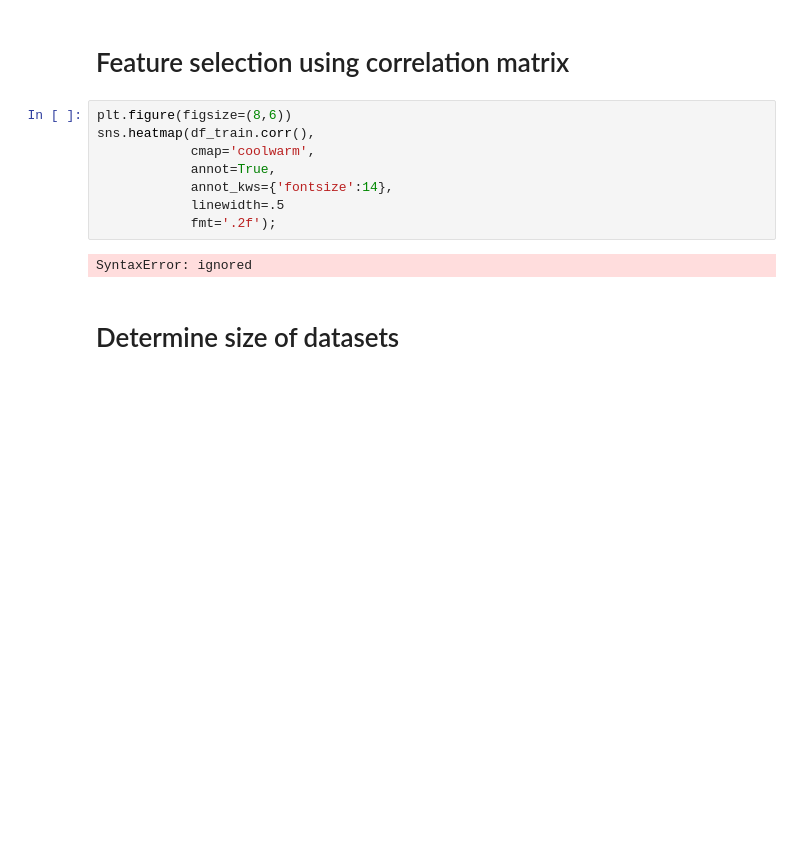
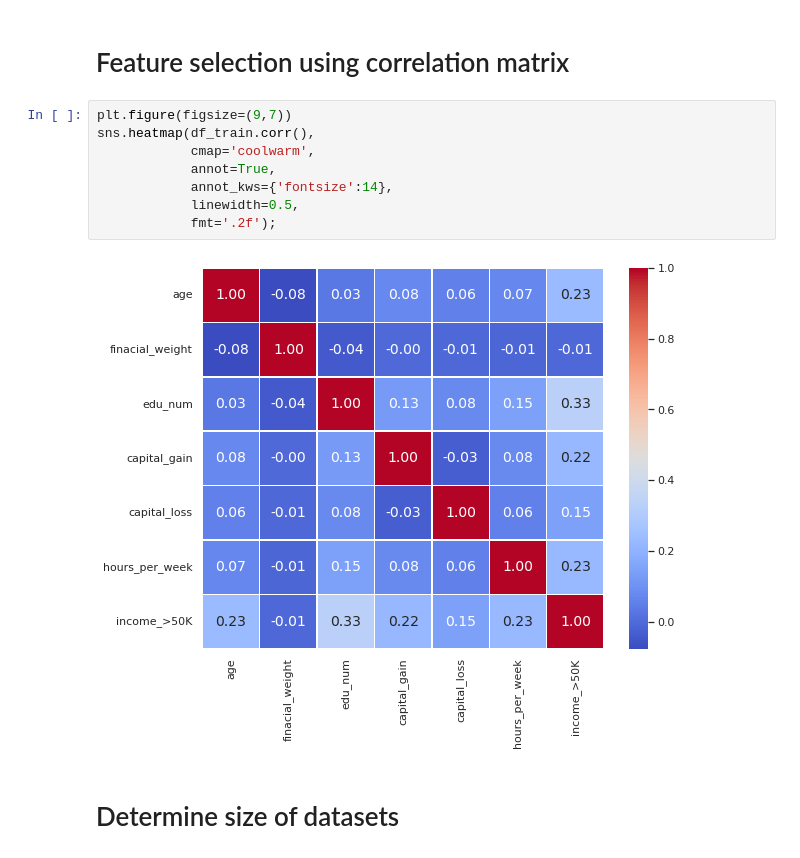
Before and after one commit to heesukjang/Income_Prediction, a Jupyter notebook: Income_Prediction.ipynb, the cells around one changed output. Drawn from its saved outputs; the diff is of its cells as text; blank space fills up the shorter version.

```diff
--- a/Income_Prediction.ipynb
+++ b/Income_Prediction.ipynb
@@ -155,15 +155,15 @@ Train/Test split by 98%/2%
 # %% [markdown]
 # Feature selection using correlation matrix
 # %%
-plt.figure(figsize=(8,6))
+plt.figure(figsize=(9,7))
 sns.heatmap(df_train.corr(),
             cmap='coolwarm',
             annot=True,
             annot_kws={'fontsize':14},
-            linewidth=.5
+            linewidth=0.5,
             fmt='.2f');
 # %% [output]
-SyntaxError: ignored
+[figure, added]
 # %% [markdown]
 # Determine size of datasets
 # %%
```
Also changed, not shown: parts of 2 cells of this notebook.
